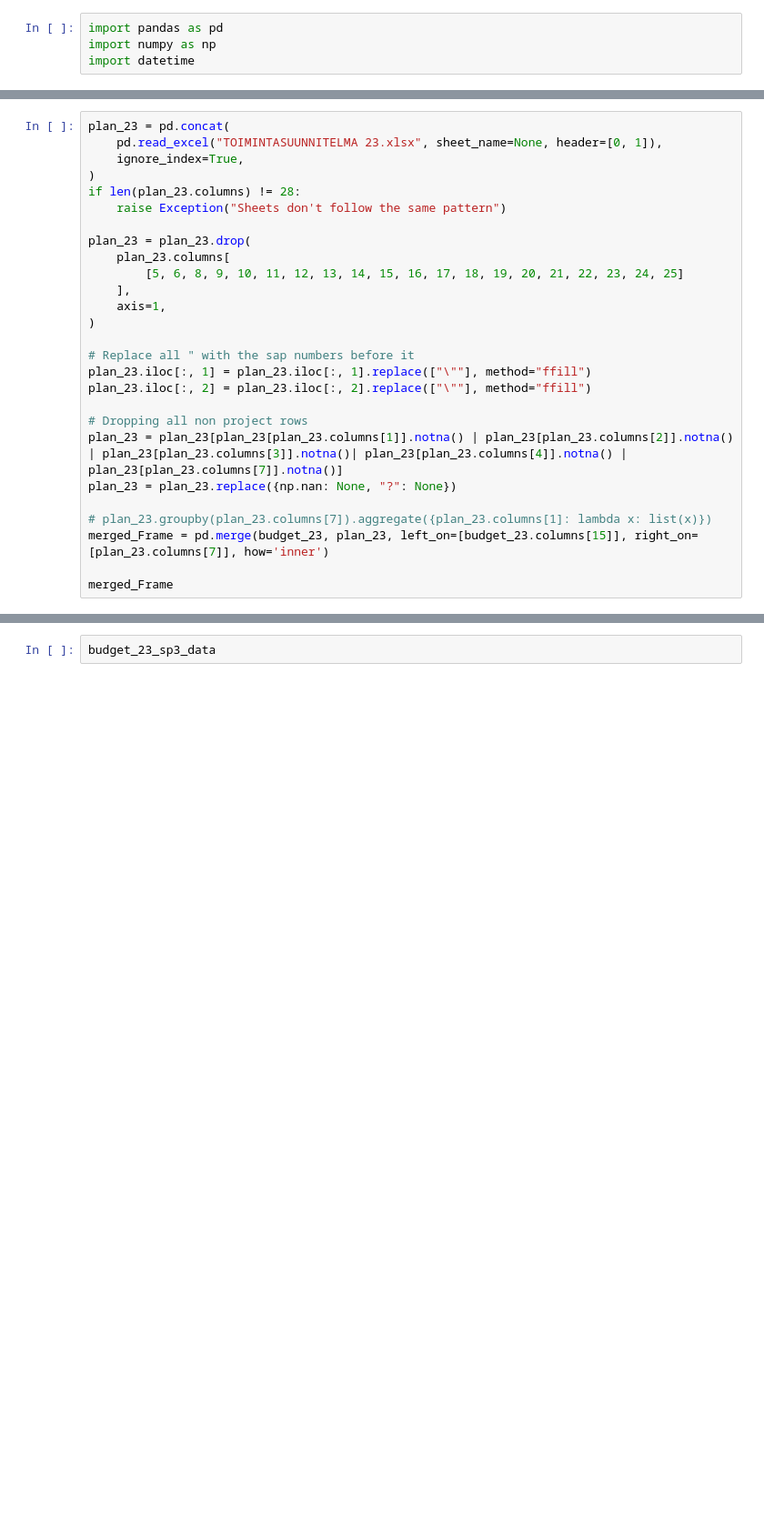
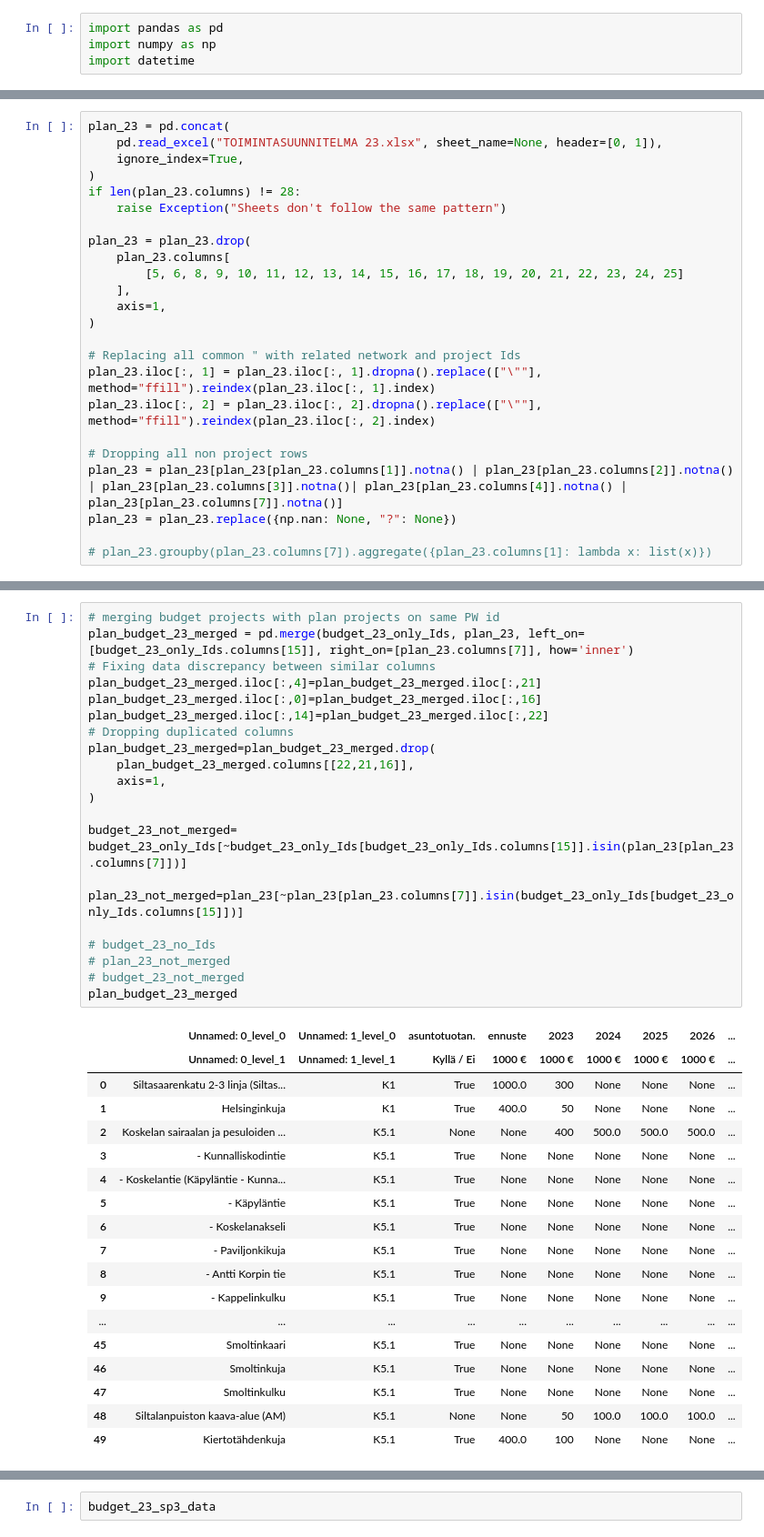
Before and after one commit to City-of-Helsinki/infraohjelmointi-api, a Jupyter notebook: infraohjelmointi_api/mock_data/script_test.ipynb, the cells around one changed output, grey strips where cells are left out. Shown: that part at 91% size. Saved outputs shown, nothing was run; the diff lists cells and outputs as text; blank space fills up the shorter version.

Commit message:
modified migration file to have field change, combined both excel files into 4 dfs with correct data

```diff
--- a/infraohjelmointi_api/mock_data/script_test.ipynb
+++ b/infraohjelmointi_api/mock_data/script_test.ipynb
@@ -57,15 +66,12 @@ plan_23 = plan_23.drop(
     axis=1,
 )
 
-# Replace all " with the sap numbers before it
-plan_23.iloc[:, 1] = plan_23.iloc[:, 1].replace(["\""], method="ffill")
-plan_23.iloc[:, 2] = plan_23.iloc[:, 2].replace(["\""], method="ffill")
+# Replacing all common " with related network and project Ids
+plan_23.iloc[:, 1] = plan_23.iloc[:, 1].dropna().replace(["\""], method="ffill").reindex(plan_23.iloc[:, 1].index)
+plan_23.iloc[:, 2] = plan_23.iloc[:, 2].dropna().replace(["\""], method="ffill").reindex(plan_23.iloc[:, 2].index)
 
 # Dropping all non project rows
 plan_23 = plan_23[plan_23[plan_23.columns[1]].notna() | plan_23[plan_23.columns[2]].notna() | plan_23[plan_23.columns[3]].notna()| plan_23[plan_23.columns[4]].notna() | plan_23[plan_23.columns[7]].notna()]
 plan_23 = plan_23.replace({np.nan: None, "?": None})
 
 # plan_23.groupby(plan_23.columns[7]).aggregate({plan_23.columns[1]: lambda x: list(x)})
-merged_Frame = pd.merge(budget_23, plan_23, left_on=[budget_23.columns[15]], right_on=[plan_23.columns[7]], how='inner')
-
-merged_Frame
@@ -104,3 +78,43 @@ plan_23
+# %%
+# merging budget projects with plan projects on same PW id
+plan_budget_23_merged = pd.merge(budget_23_only_Ids, plan_23, left_on=[budget_23_only_Ids.columns[15]], right_on=[plan_23.columns[7]], how='inner')
+# Fixing data discrepancy between similar columns
+plan_budget_23_merged.iloc[:,4]=plan_budget_23_merged.iloc[:,21]
+plan_budget_23_merged.iloc[:,0]=plan_budget_23_merged.iloc[:,16]
+plan_budget_23_merged.iloc[:,14]=plan_budget_23_merged.iloc[:,22]
+# Dropping duplicated columns
+plan_budget_23_merged=plan_budget_23_merged.drop(
+    plan_budget_23_merged.columns[[22,21,16]],
+    axis=1,
+)
+
+budget_23_not_merged= budget_23_only_Ids[~budget_23_only_Ids[budget_23_only_Ids.columns[15]].isin(plan_23[plan_23.columns[7]])]
+
+plan_23_not_merged=plan_23[~plan_23[plan_23.columns[7]].isin(budget_23_only_Ids[budget_23_only_Ids.columns[15]])]
+
+# budget_23_no_Ids
+# plan_23_not_merged
+# budget_23_not_merged
+plan_budget_23_merged
+# %% [output]
+|  | Unnamed: 0_level_0 | Unnamed: 1_level_0 | asuntotuotan. | ennuste | 2023 | 2024 | 2025 | 2026 | ... |
+|  | Unnamed: 0_level_1 | Unnamed: 1_level_1 | Kyllä / Ei | 1000 € | 1000 € | 1000 € | 1000 € | 1000 € | ... |
+| 0 | Siltasaarenkatu 2-3 linja (Siltas... | K1 | True | 1000.0 | 300 | None | None | None | ... |
+| 1 | Helsinginkuja | K1 | True | 400.0 | 50 | None | None | None | ... |
+| 2 | Koskelan sairaalan ja pesuloiden ... | K5.1 | None | None | 400 | 500.0 | 500.0 | 500.0 | ... |
+| 3 | - Kunnalliskodintie | K5.1 | True | None | None | None | None | None | ... |
+| 4 | - Koskelantie (Käpyläntie - Kunna... | K5.1 | True | None | None | None | None | None | ... |
+| 5 | - Käpyläntie | K5.1 | True | None | None | None | None | None | ... |
+| 6 | - Koskelanakseli | K5.1 | True | None | None | None | None | None | ... |
+| 7 | - Paviljonkikuja | K5.1 | True | None | None | None | None | None | ... |
+| 8 | - Antti Korpin tie | K5.1 | True | None | None | None | None | None | ... |
+| 9 | - Kappelinkulku | K5.1 | True | None | None | None | None | None | ... |
+| ... | ... | ... | ... | ... | ... | ... | ... | ... | ... |
+| 45 | Smoltinkaari | K5.1 | True | None | None | None | None | None | ... |
+| 46 | Smoltinkuja | K5.1 | True | None | None | None | None | None | ... |
+| 47 | Smoltinkulku | K5.1 | True | None | None | None | None | None | ... |
+| 48 | Siltalanpuiston kaava-alue (AM) | K5.1 | None | None | 50 | 100.0 | 100.0 | 100.0 | ... |
+| 49 | Kiertotähdenkuja | K5.1 | True | 400.0 | 100 | None | None | None | ... |
 # %%
 budget_23_sp3_data = [
     {
```
Also changed, not shown: parts of 3 cells of this notebook, 1 other file.
